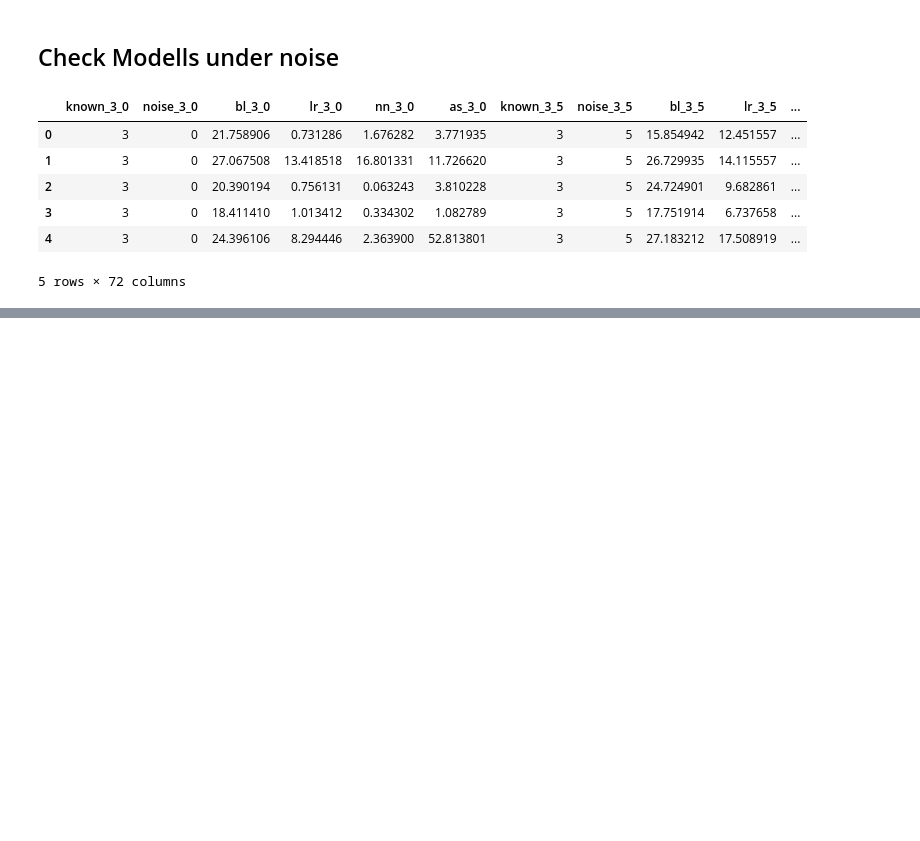
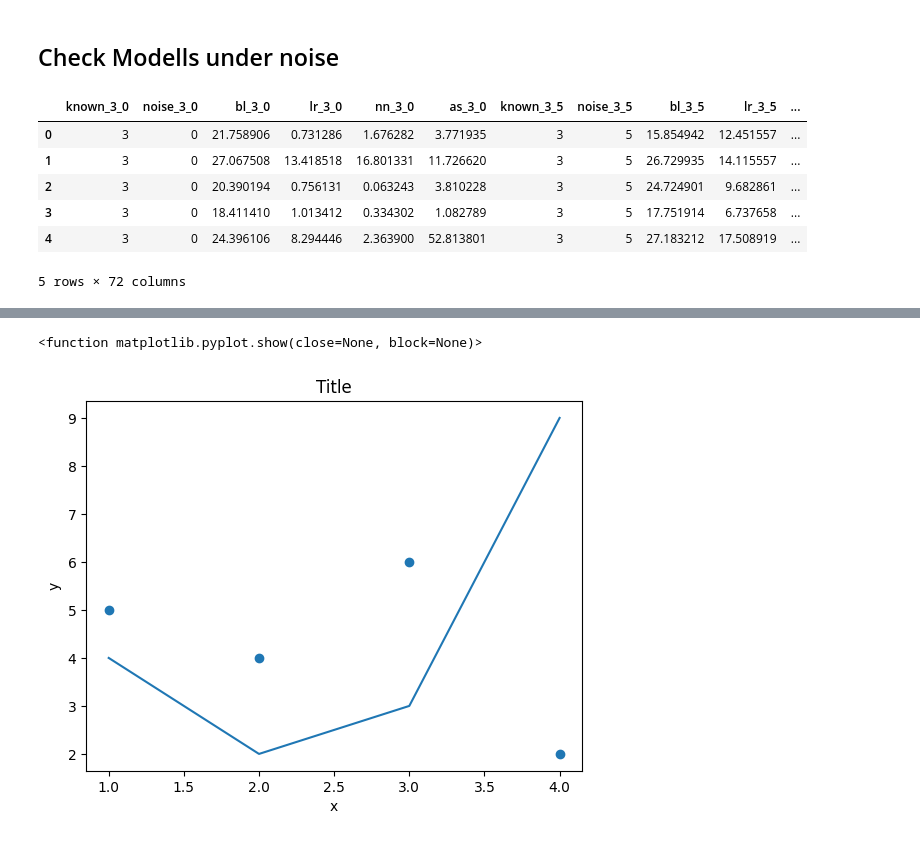
Before and after one commit to SeseRau/py-ma-git, a Jupyter notebook: notebooks/Modelling.ipynb, the cells around one changed output, grey strips where cells are left out. Saved outputs shown, nothing was run; the diff lists cells and outputs as text; code cells hidden in the pictures; blank space fills up the shorter version.

```diff
--- a/notebooks/Modelling.ipynb
+++ b/notebooks/Modelling.ipynb
@@ -424,0 +532,23 @@ df_res.head()
+# %%
+from matplotlib import pyplot as plt
+
+
+x_values = [1, 2, 3 ,4]
+y_values = [5, 4, 6, 2]
+
+plt.scatter(x_values, y_values)
+
+other_x_values = [1, 2, 3, 4]
+other_y_values = [4, 2, 3, 9]
+
+plt.plot(other_x_values, other_y_values)
+
+plt.title('Title')
+
+plt.xlabel('x')
+plt.ylabel('y')
+
+plt.show
+# %% [output]
+<function matplotlib.pyplot.show(close=None, block=None)>
+[figure, added]
```
Also changed, not shown: parts of 5 cells of this notebook.
